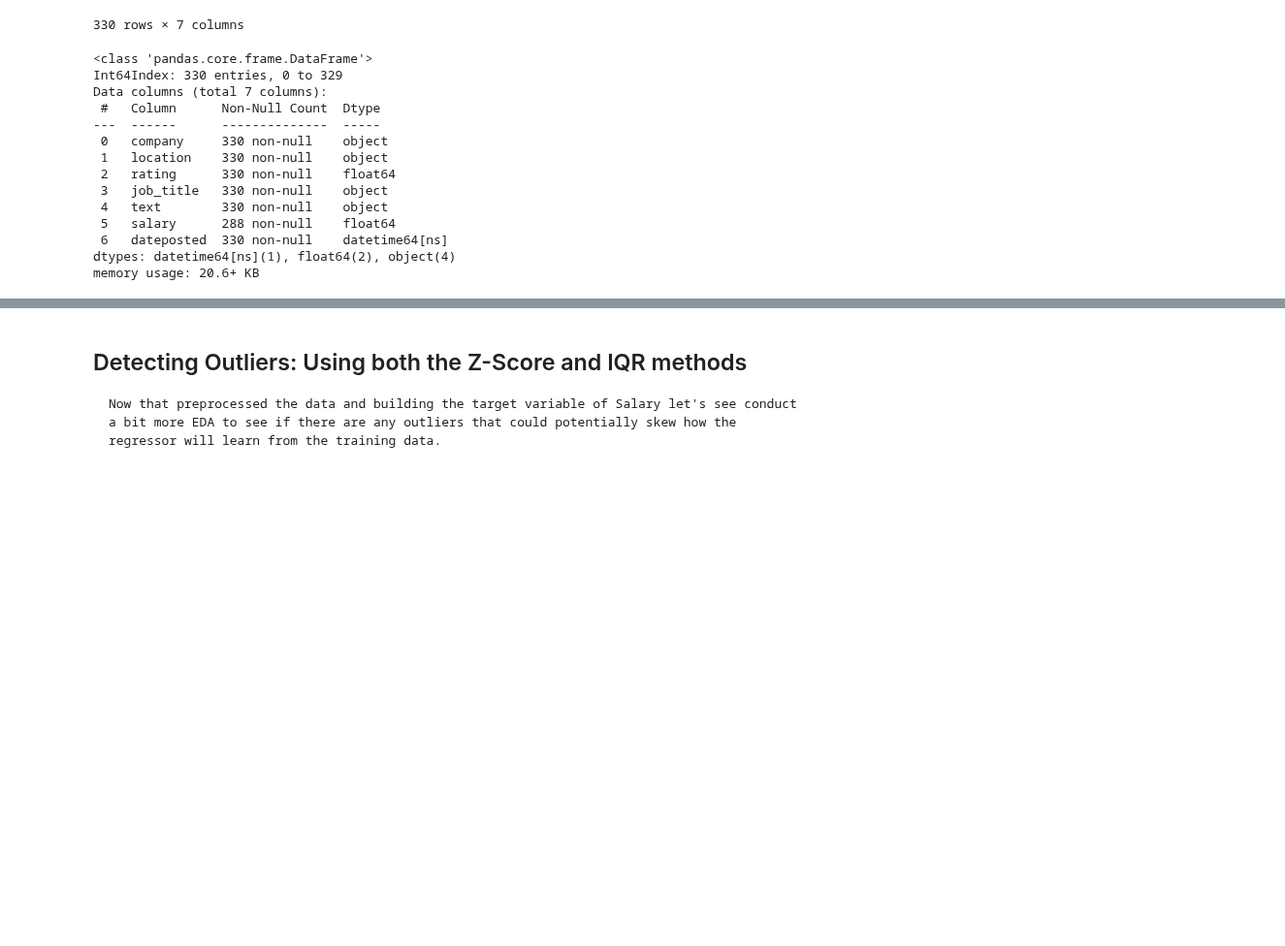
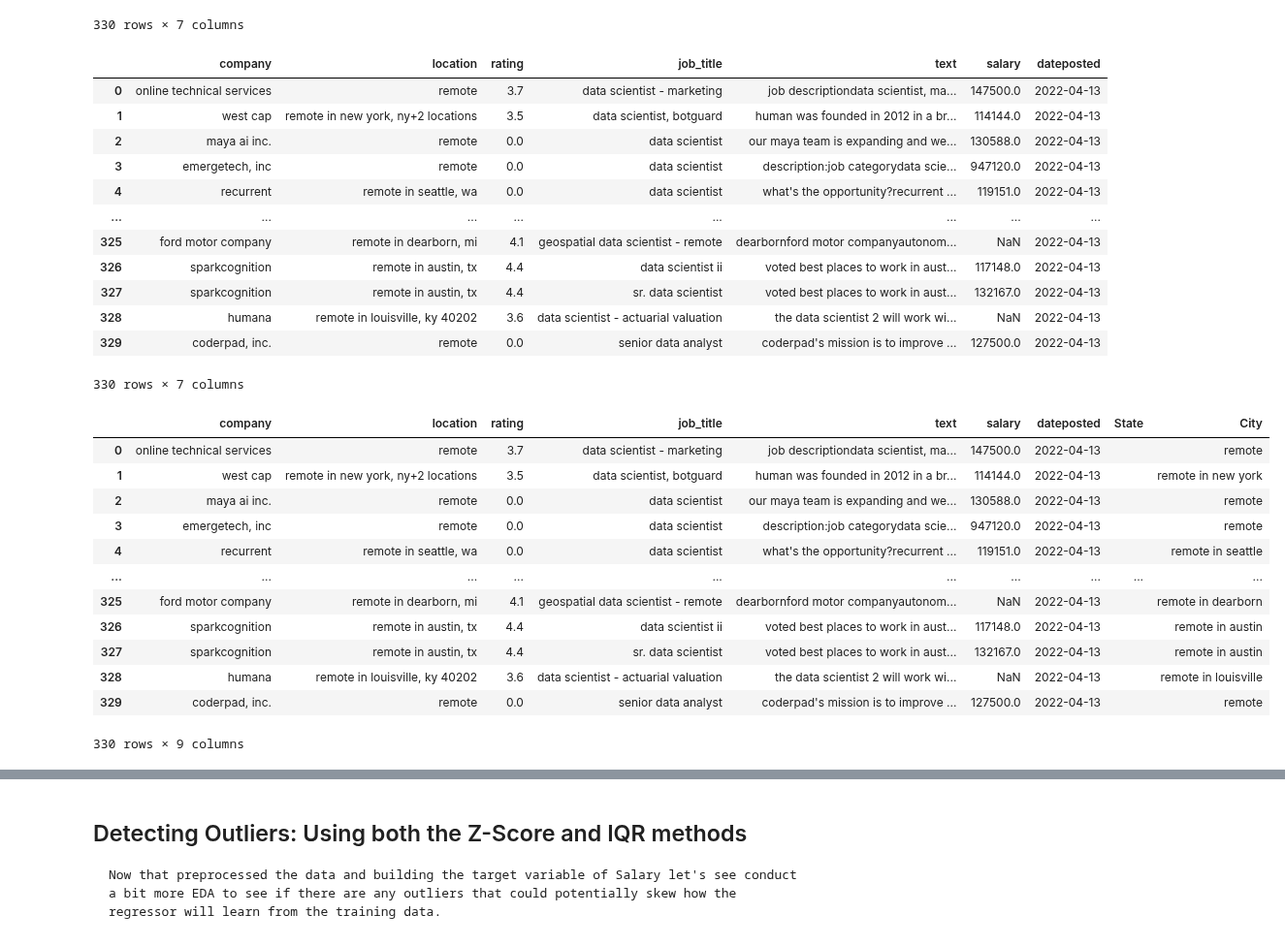
Before and after one commit to 333Kenji/indeedjobscraper, a Jupyter notebook: docs/1_munge.ipynb, the cells around one changed output, grey strips where cells are left out. Shown at 97% size. Cells and saved outputs as stored; diff of their text form; code cells hidden in the pictures; blank space fills up the shorter version.

```diff
--- a/docs/1_munge.ipynb
+++ b/docs/1_munge.ipynb
@@ -261,17 +427,65 @@ data
 # %%
-data.info()
+data
 # %% [output]
+|  | company | location | rating | job_title | text | salary | dateposted |
+| 0 | online technical services | remote | 3.7 | data scientist - marketing | job descriptiondata scientist, ma... | 147500.0 | 2022-04-13 |
+| 1 | west cap | remote in new york, ny+2 locations | 3.5 | data scientist, botguard | human was founded in 2012 in a br... | 114144.0 | 2022-04-13 |
+| 2 | maya ai inc. | remote | 0.0 | data scientist | our maya team is expanding and we... | 130588.0 | 2022-04-13 |
+| 3 | emergetech, inc | remote | 0.0 | data scientist | description:job categorydata scie... | 947120.0 | 2022-04-13 |
+| 4 | recurrent | remote in seattle, wa | 0.0 | data scientist | what's the opportunity?recurrent ... | 119151.0 | 2022-04-13 |
+| ... | ... | ... | ... | ... | ... | ... | ... |
+| 325 | ford motor company | remote in dearborn, mi | 4.1 | geospatial data scientist - remote | dearbornford motor companyautonom... | NaN | 2022-04-13 |
+| 326 | sparkcognition | remote in austin, tx | 4.4 | data scientist ii | voted best places to work in aust... | 117148.0 | 2022-04-13 |
+| 327 | sparkcognition | remote in austin, tx | 4.4 | sr. data scientist | voted best places to work in aust... | 132167.0 | 2022-04-13 |
+| 328 | humana | remote in louisville, ky 40202 | 3.6 | data scientist - actuarial valuation | the data scientist 2 will work wi... | NaN | 2022-04-13 |
+| 329 | coderpad, inc. | remote | 0.0 | senior data analyst | coderpad's mission is to improve ... | 127500.0 | 2022-04-13 |
-<class 'pandas.core.frame.DataFrame'>
-Int64Index: 330 entries, 0 to 329
-Data columns (total 7 columns):
- #   Column      Non-Null Count  Dtype
----  ------      --------------  -----
- 0   company     330 non-null    object
- 1   location    330 non-null    object
- 2   rating      330 non-null    float64
- 3   job_title   330 non-null    object
- 4   text        330 non-null    object
- 5   salary      288 non-null    float64
- 6   dateposted  330 non-null    datetime64[ns]
-dtypes: datetime64[ns](1), float64(2), object(4)
-memory usage: 20.6+ KB
+330 rows × 7 columns
+# %%
+def states_(data):
+    states = {" AL":"Alabama", " AK":"Alaska", " AS":"American Samoa", " AZ":"Arizona", " AR":"Arkansas",
+        " CA":"California", " CO":"Colorado", " CT":"Connecticut", " DE":"Delaware", " DC":"District of Columbia",
+        " FL":"Florida", " GA":"Georgia", " GU":"Guam ", " HI":"Hawaii", " ID":"Idaho", " IL":"Illinois", " IN":"Indiana",
+        " IA":"Iowa", " KS":"Kansas", " KY":"Kentucky", " LA":"Louisiana", " ME":"Maine", " MD":"Maryland", " MA":"Massachusetts",
+        " MI":"Michigan", " MN":"Minnesota", " MS":"Mississippi", " MO":"Missouri", " MT":"Montana", " NE":"Nebraska",
+        " NV":"Nevada", " NH":"New Hampshire", " NJ":"New Jersey", " NM":"New Mexico", " NY":"New York", " NC":"North Carolina",
+        " ND":"North Dakota", " MP":"Northern Mariana Islands", " OH":"Ohio", " OK":"Oklahoma", " OR":"Oregon", " PA":"Pennsylvania",
+        " PR":"Puerto Rico", " RI":"Rhode Island", " SC":"South Carolina", " SD":"South Dakota", " TN":"Tennessee",
+        " TX":"Texas", " UT":"Utah", " UM":"U.S. Minor Outlying Islands", " VT":"Vermont", " VI":"Virgin Islands", " VA":"Virginia",
+        " WA":"Washington", " WV":"West Virginia", " WI":"Wisconsin", " WY":"Wyoming"}
+    extras = ["Alaska", "Alabama", "Arkansas", "American Samoa", "Arizona", "California", "Colorado", "Connecticut", "District ", "of Columbia", "Delaware", "Florida", "Georgia", "Guam", "Hawaii", "Iowa", "Idaho", "Illinois", "Indiana", "Kansas", "Kentucky", "Louisiana", "Massachusetts", "Maryland", "Maine", "Michigan", "Minnesota", "Missouri", "Mississippi", "Montana", "North Carolina", "North Dakota", "Nebraska", "New Hampshire", "New Jersey", "New Mexico", "Nevada", "New York", "Ohio", "Oklahoma", "Oregon", "Pennsylvania", "Puerto Rico", "Rhode Island", "South Carolina", "South Dakota", "Tennessee", "Texas", "Utah", "Virginia", "Virgin Islands", "Vermont", "Washington", "Wisconsin", "West Virginia", "Wyoming"]
+    for k,v in states.items():
+        data['State'] = np.where(data['location'].str.contains(k.lower()), k, data['State'])
+        data['State'] = np.where(data['location'].str.contains(v.lower()), k, data['State'])
+        data['State'] = np.where(data['location'].str.contains('%remote'), 'remote', data['State'])
+        data['State'] = np.where(data['location'].str.contains('united utates'), 'Remote', data['State'])
+        return data
+
+
+def cities_(i):
+
+    if ',' in i:
+        return i.partition(',')[0]
+    if ',' not in i:
+        return i
+    elif 'remote' in i:
+        return 'remote'
+# %%
+data['State'] = ''
+data = states_(data)
+data["City"] = data["location"].apply(cities_)
+# %%
+data
+# %% [output]
+|  | company | location | rating | job_title | text | salary | dateposted | State | City |
+| 0 | online technical services | remote | 3.7 | data scientist - marketing | job descriptiondata scientist, ma... | 147500.0 | 2022-04-13 |  | remote |
+| 1 | west cap | remote in new york, ny+2 locations | 3.5 | data scientist, botguard | human was founded in 2012 in a br... | 114144.0 | 2022-04-13 |  | remote in new york |
+| 2 | maya ai inc. | remote | 0.0 | data scientist | our maya team is expanding and we... | 130588.0 | 2022-04-13 |  | remote |
+| 3 | emergetech, inc | remote | 0.0 | data scientist | description:job categorydata scie... | 947120.0 | 2022-04-13 |  | remote |
+| 4 | recurrent | remote in seattle, wa | 0.0 | data scientist | what's the opportunity?recurrent ... | 119151.0 | 2022-04-13 |  | remote in seattle |
+| ... | ... | ... | ... | ... | ... | ... | ... | ... | ... |
+| 325 | ford motor company | remote in dearborn, mi | 4.1 | geospatial data scientist - remote | dearbornford motor companyautonom... | NaN | 2022-04-13 |  | remote in dearborn |
+| 326 | sparkcognition | remote in austin, tx | 4.4 | data scientist ii | voted best places to work in aust... | 117148.0 | 2022-04-13 |  | remote in austin |
+| 327 | sparkcognition | remote in austin, tx | 4.4 | sr. data scientist | voted best places to work in aust... | 132167.0 | 2022-04-13 |  | remote in austin |
+| 328 | humana | remote in louisville, ky 40202 | 3.6 | data scientist - actuarial valuation | the data scientist 2 will work wi... | NaN | 2022-04-13 |  | remote in louisville |
+| 329 | coderpad, inc. | remote | 0.0 | senior data analyst | coderpad's mission is to improve ... | 127500.0 | 2022-04-13 |  | remote |
+330 rows × 9 columns
```
Also changed, not shown: parts of 14 cells of this notebook, 1 other file.
